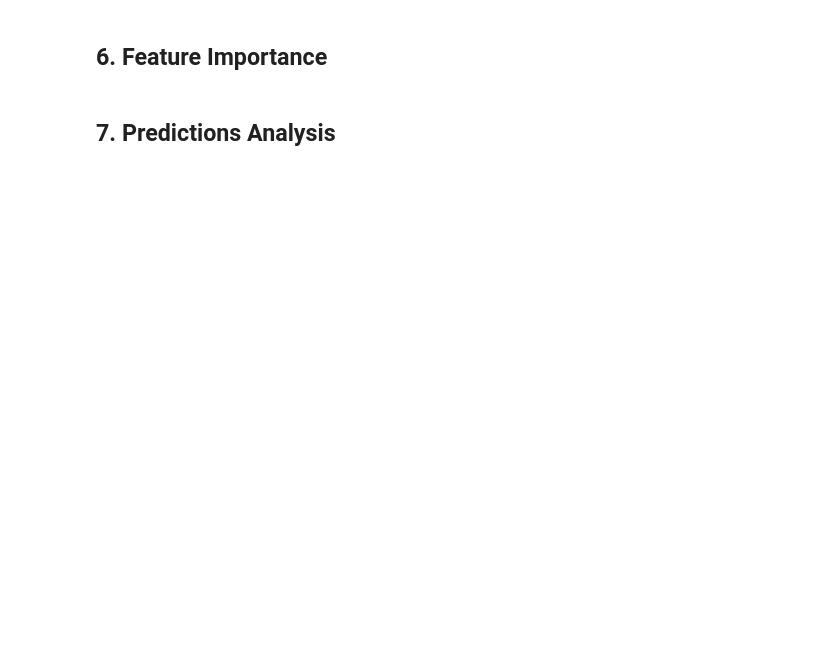
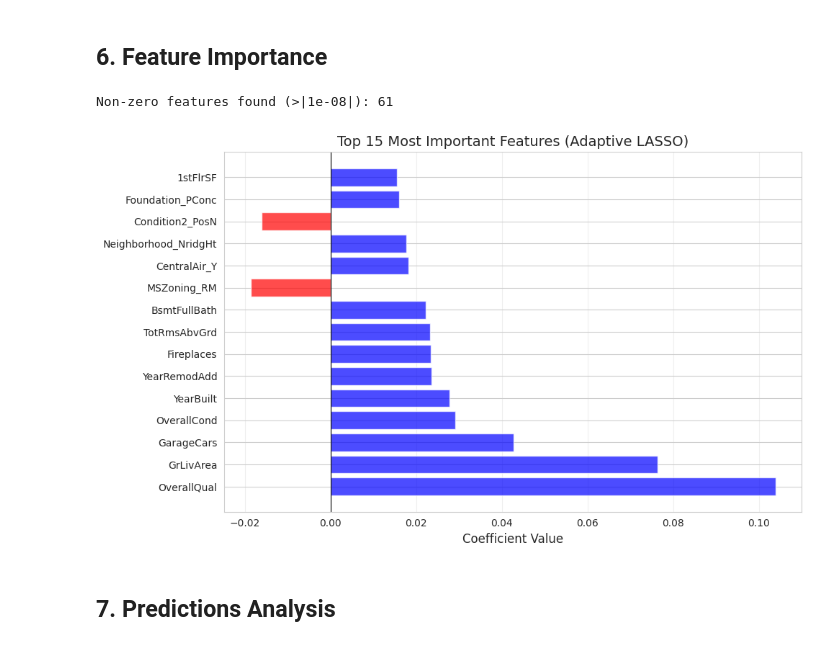
Before and after one commit to prathoseraaj/NOP, a Jupyter notebook: notebooks/analysis.ipynb, the cells around one changed output. Cells and saved outputs as stored; diff of their text form; code cells hidden in the pictures; blank space fills up the shorter version.

```diff
--- a/notebooks/analysis.ipynb
+++ b/notebooks/analysis.ipynb
@@ -138,26 +251,34 @@ plt.show()
 # %%
 # Top 15 important features
 feature_names = loader.get_feature_names()
 importance = adaptive.get_feature_importance(feature_names)
 
-# Filter non-zero and take top 15
-non_zero = [(name, coef, abs_coef) for name, coef, abs_coef in importance if abs_coef > 1e-6]
+# Use a smaller threshold for visibility in case coefficients are tiny
+thr = 1e-8
+non_zero = [(name, coef, abs_coef) for name, coef, abs_coef in importance if abs_coef > thr]
 top_15 = non_zero[:15]
+
+print(f"Non-zero features found (>|{thr}|): {len(non_zero)}")
 
 if len(top_15) > 0:
     names = [f[:30] for f, _, _ in top_15]
     coefs = [c for _, c, _ in top_15]
     colors = ['blue' if c > 0 else 'red' for c in coefs]
 
     plt.figure(figsize=(10, 6))
     plt.barh(range(len(names)), coefs, color=colors, alpha=0.7)
     plt.yticks(range(len(names)), names)
     plt.xlabel('Coefficient Value')
     plt.title('Top 15 Most Important Features (Adaptive LASSO)')
     plt.axvline(x=0, color='black', linewidth=0.8)
     plt.grid(True, alpha=0.3, axis='x')
     plt.tight_layout()
     plt.show()
+else:
+    print("No non-zero coefficients found. Try reducing lambda_0 slightly.")
+# %% [output]
+Non-zero features found (>|1e-08|): 61
+[figure, added]
 # %% [markdown]
 ## 7. Predictions Analysis
 # %%
```
Also changed, not shown: parts of 12 cells of this notebook, 1 other file.
